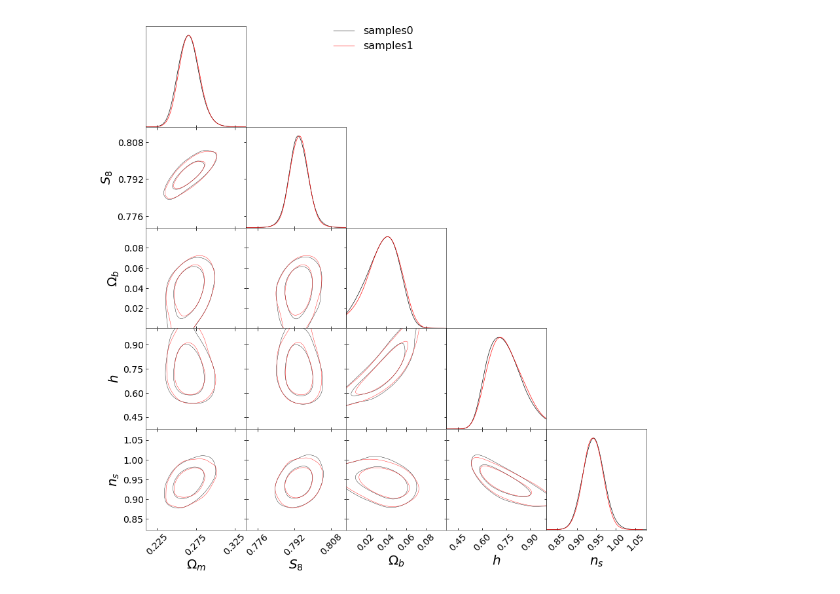
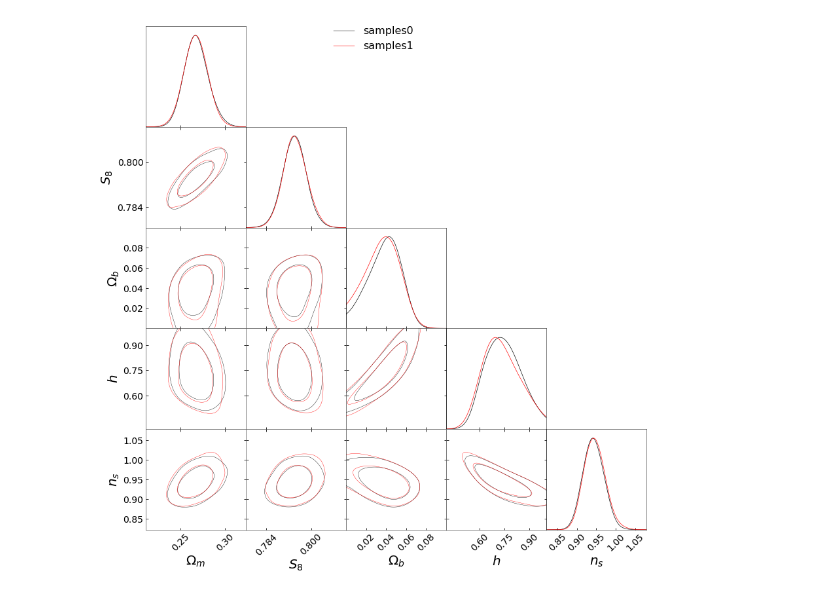
Before and after one commit to jasminelujia/pydelfi, a Jupyter notebook: cosmic_shear_preran_sims.ipynb, the cells around one changed output. Cells and saved outputs as stored; diff of their text form; code cells hidden in the pictures.

```diff
--- a/cosmic_shear_preran_sims.ipynb
+++ b/cosmic_shear_preran_sims.ipynb
@@ -39,7 +47,17 @@ MAF = ndes.ConditionalMaskedAutoregressiveFlow(n_inputs=5, n_outputs=5, n_hidden
 # %%
+# Set up the Delfi object...
+
+# Create the neural density estimator (MAF stands for Masked Autoregressive Flow)
+# NOTE: n_inputs = number of parameters, n_outputs = number of compressed summaries
+MAF = ndes.ConditionalMaskedAutoregressiveFlow(n_inputs=5, n_outputs=5, n_hiddens=[50,50],
+                                               n_mades=5, act_fun=tf.tanh)
+
 # Create the DELFI object
 DelfiMAF = delfi.Delfi(data, prior, MAF, Finv, theta_fiducial,
                        param_limits = [lower, upper],
                        param_names = ['\Omega_m', 'S_8', '\Omega_b', 'h', 'n_s'],
-                       results_dir = "simulators/cosmic_shear/results_preran/")
+                       results_dir = "simulators/cosmic_shear/results_preran/maf")
+
+# Load in the simulations
+DelfiMAF.load_simulations(sim_data, sim_params)
 # %%
@@ -97,0 +112,17 @@ Saving simulators/cosmic_shear/results_preran/post_trained.pdf
+# %%
+# Now let's do the same thing but with a Mixture Density Network instead of a MAF
+
+# Create the neural density estimator (Masked Autoregressive Flow)
+# NOTE: n_inputs = number of parameters, n_outputs = number of compressed summaries
+# n_components = number of Gaussian components in the MDN (3-5 should be plenty)
+MDN = ndes.MixtureDensityNetwork(n_inputs=5, n_outputs=5, n_components=3,
+                                 n_hidden=[50,50], activations=[tf.tanh, tf.tanh])
+
+# Create the DELFI object
+DelfiMDN = delfi.Delfi(data, prior, MDN, Finv, theta_fiducial,
+                       param_limits = [lower, upper],
+                       param_names = ['\Omega_m', 'S_8', '\Omega_b', 'h', 'n_s'],
+                       results_dir = "simulators/cosmic_shear/results_preran/mdn")
+
+# Load in the simulations
+DelfiMDN.load_simulations(sim_data, sim_params)
@@ -97,0 +157,3 @@ Saving simulators/cosmic_shear/results_preran/post_trained.pdf
+# %%
+# Train the network
+DelfiMDN.train(epochs=100, patience=5, batch_size=100)
@@ -98,5 +184,5 @@ Saving simulators/cosmic_shear/results_preran/post_trained.pdf
 # %%
-# Triangle plot
+# Let's plot the MAF and MDN posteriors against eachother to check they give the same result
 
 plt.close()
 columnwidth = 40 # cm
@@ -107,35 +193,38 @@ width = columnwidth/inch_per_cm
 plt.rcParams.update({'figure.figsize': [width, width / aspect],
                  'backend': 'pdf',
                  'font.size': 14,
                  'legend.fontsize': 'small',
                  'legend.frameon': False,
                  'legend.loc': 'best',
                  'lines.markersize': 3,
                  'lines.linewidth': .5,
                  'axes.linewidth': .5,
-                 'axes.edgecolor': 'black',
-                 'axes.color_cycle': ['#E41A1C', '#377EB8', '#4DAF4A', '#FF7F00']})
+                 'axes.edgecolor': 'black'})
 
 
 g = plots.getSubplotPlotter(width_inch = 12)
 g.settings.figure_legend_frame = False
 g.settings.alpha_filled_add=0.6
 g.settings.axes_fontsize=14
 g.settings.legend_fontsize=16
 g.settings.lab_fontsize=20
 
-samples = [DelfiMAF.posterior_samples, np.loadtxt('simulators/cosmic_shear_nuisances/results_marginalized/posterior_samples.dat')]
+names = ['\Omega_m', 'S_8', '\Omega_b', 'h', 'n_s']
+labels = ['\Omega_m', 'S_8', '\Omega_b', 'h', 'n_s']
+ranges = dict(zip(names, [ [lower[i], upper[i]] for i in range(len(names)) ]))
+
+samples = [DelfiMAF.posterior_samples, DelfiMDN.posterior_samples]
 mc_samples = [MCSamples(samples=s, names = names, labels = labels, ranges = ranges) for s in samples]
 
 g.triangle_plot(mc_samples, normalized=True)
 
-for i in range(0, len(Delfi.posterior_samples[0,:])):
+for i in range(0, len(names)):
     for j in range(0, i+1):
         ax = g.subplots[i,j]
         xtl = ax.get_xticklabels()
         ax.set_xticklabels(xtl, rotation=45)
 plt.tight_layout()
 plt.subplots_adjust(hspace=0, wspace=0)
 plt.show()
 # %% [output]
-[figure, old version]
+[figure, new version]
```
Also changed, not shown: parts of 13 cells of this notebook, 21 other files.
